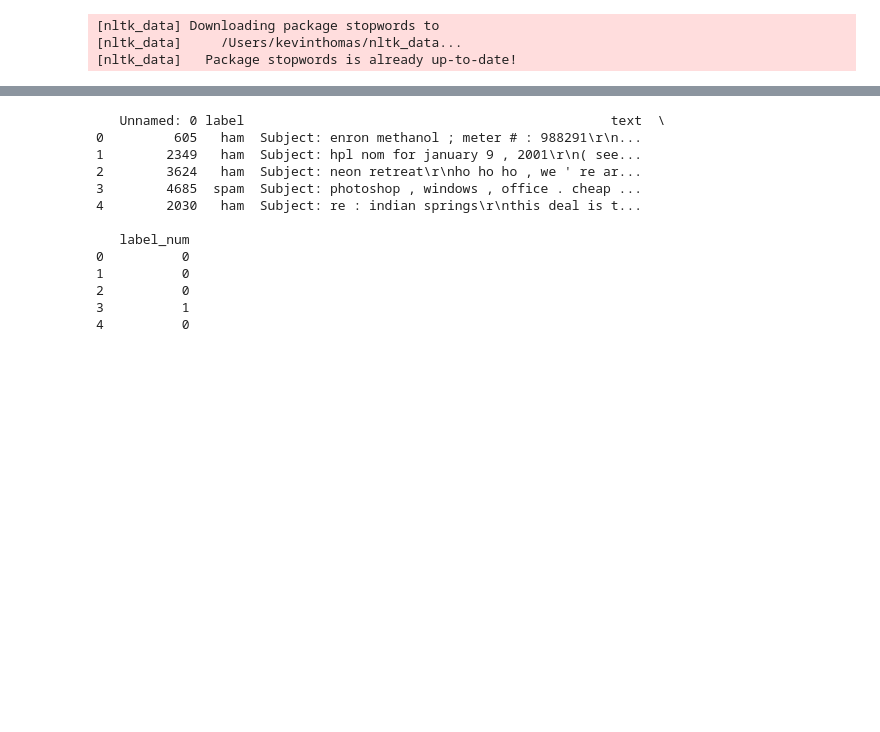
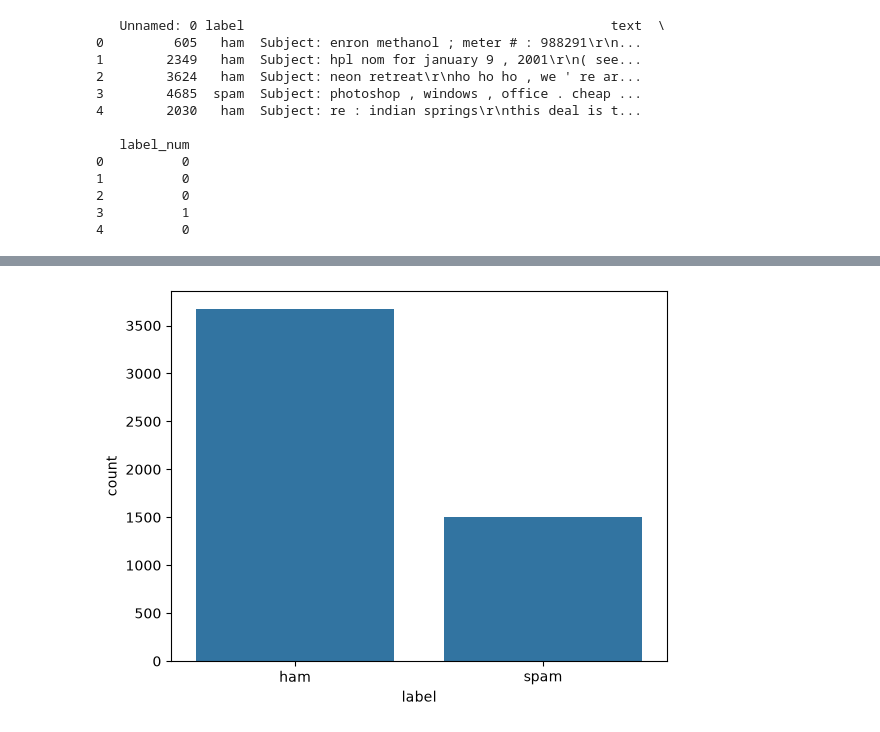
Before and after one commit to kthomas127/Spam-Email-Detection, a Jupyter notebook: main.ipynb, the cells around one changed output, grey strips where cells are left out. Saved outputs shown, nothing was run; the diff lists cells and outputs as text; code cells hidden in the pictures; blank space fills up the shorter version.

Commit message:
balance data and visualize the distribution

```diff
--- a/main.ipynb
+++ b/main.ipynb
@@ -18,7 +18,23 @@ from keras.callbacks import EarlyStopping, ReduceLROnPlateau
 
 import warnings
 warnings.filterwarnings('ignore')
+
+data = pd.read_csv('Emails.csv')
+print(data.head())
+data.shape
+sns.countplot(x='label', data=data)
+plt.show()
 # %% [output]
-[nltk_data] Downloading package stopwords to
-[nltk_data]     /Users/kevinthomas/nltk_data...
-[nltk_data]   Package stopwords is already up-to-date!
+   Unnamed: 0 label                                               text  \
+0         605   ham  Subject: enron methanol ; meter # : 988291\r\n...
+1        2349   ham  Subject: hpl nom for january 9 , 2001\r\n( see...
+2        3624   ham  Subject: neon retreat\r\nho ho ho , we ' re ar...
+3        4685  spam  Subject: photoshop , windows , office . cheap ...
+4        2030   ham  Subject: re : indian springs\r\nthis deal is t...
+
+   label_num
+0          0
+1          0
+2          0
+3          1
+4          0
@@ -25,20 +44 @@ warnings.filterwarnings('ignore')
+[figure, added]
-# %%
-data = pd.read_csv('Emails.csv')
-print(data.head())
-# data.shape
-# sns.countplot(x='label', data=data)
-# plt.show()
-# %% [output]
-   Unnamed: 0 label                                               text  \
-0         605   ham  Subject: enron methanol ; meter # : 988291\r\n...
-1        2349   ham  Subject: hpl nom for january 9 , 2001\r\n( see...
-2        3624   ham  Subject: neon retreat\r\nho ho ho , we ' re ar...
-3        4685  spam  Subject: photoshop , windows , office . cheap ...
-4        2030   ham  Subject: re : indian springs\r\nthis deal is t...
-
-   label_num
-0          0
-1          0
-2          0
-3          1
-4          0
```
Also changed, not shown: parts of 6 cells of this notebook.
